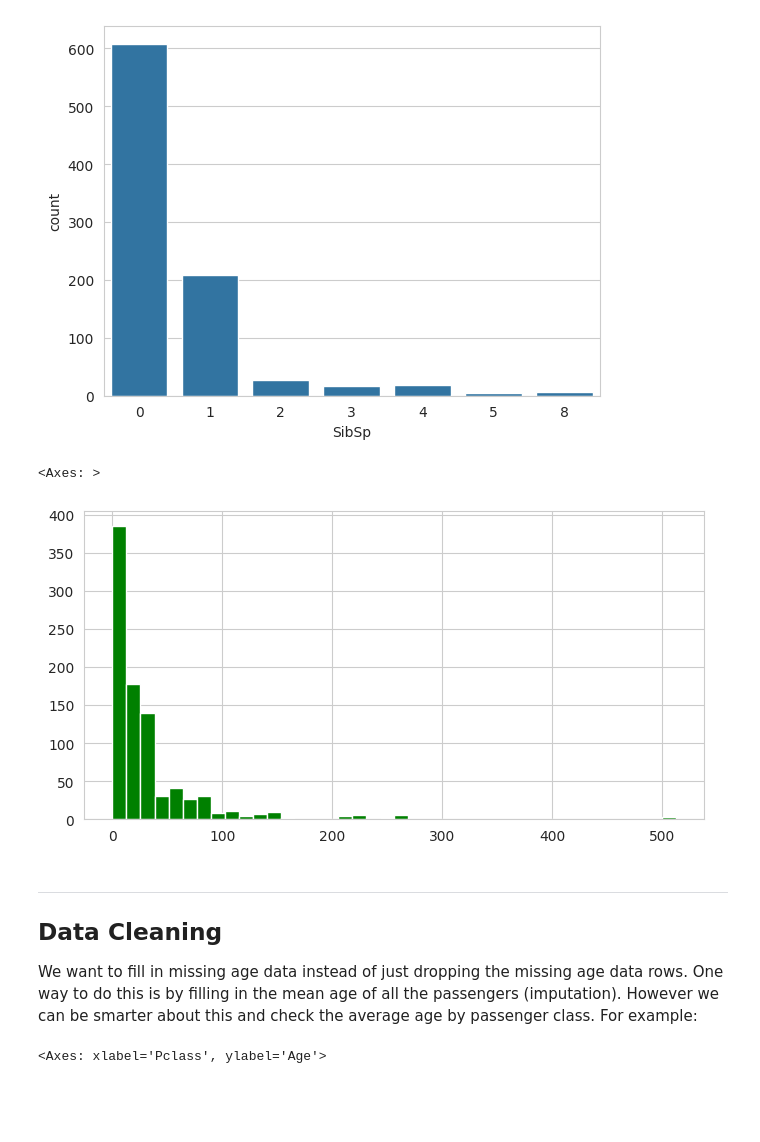
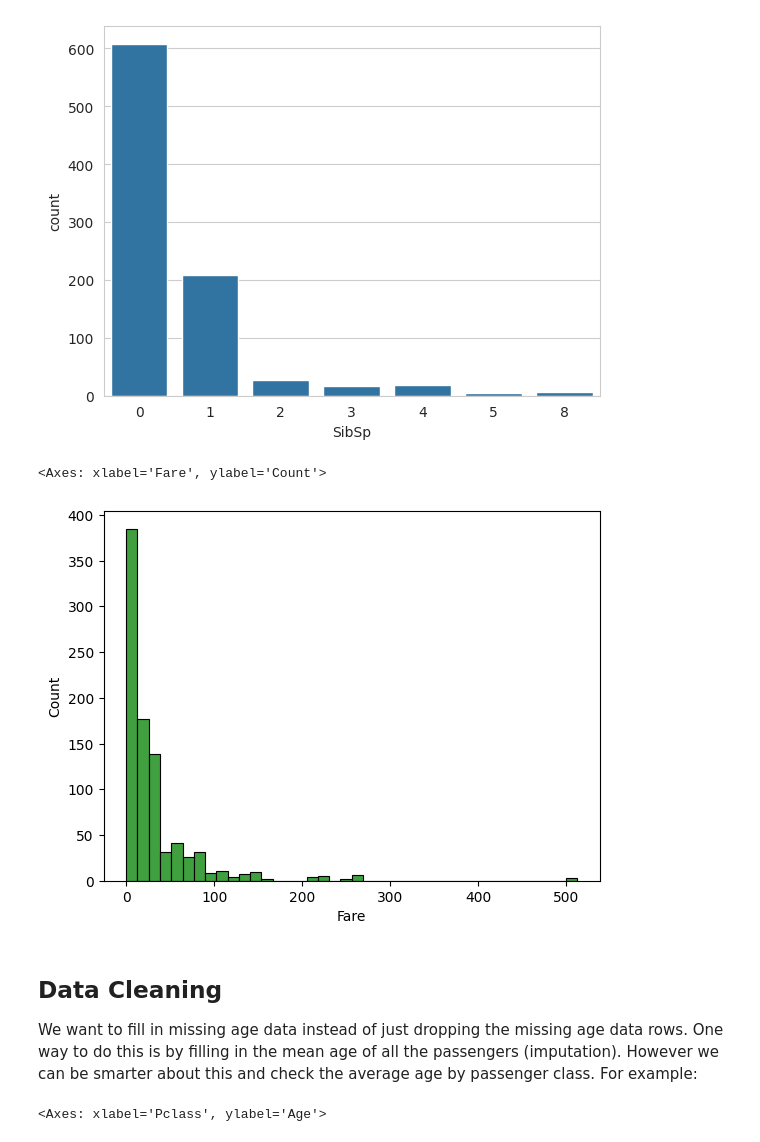
Before and after one commit to Vishal201TA/aiml_bootcamp, a Jupyter notebook: ML BootCamp/Day-3/01-Logistic Regression with Python.ipynb, the cells around one changed output. Cells and saved outputs as stored; diff of their text form; code cells hidden in the pictures; blank space fills up the shorter version.

```diff
--- a/ML BootCamp/Day-3/01-Logistic Regression with Python.ipynb
+++ b/ML BootCamp/Day-3/01-Logistic Regression with Python.ipynb
@@ -148,13 +148,12 @@ sns.countplot(x='SibSp',data=train)
 # %% [output]
 <Axes: xlabel='SibSp', ylabel='count'>
 [figure]
-# %%
-train['Fare'].hist(color='green',bins=40,figsize=(8,4))
-# %% [output]
-<Axes: >
-[figure, removed]
+# %%
+sns.histplot(data=train, x='Fare', bins=40, color='green')
+# %% [output]
+<Axes: xlabel='Fare', ylabel='Count'>
+[figure, added]
 # %% [markdown]
-___
 ## Data Cleaning
 We want to fill in missing age data instead of just dropping the missing age data rows. One way to do this is by filling in the mean age of all the passengers (imputation).
 However we can be smarter about this and check the average age by passenger class. For example:
```
Also changed, not shown: parts of 1 cell of this notebook, 7 other files.
